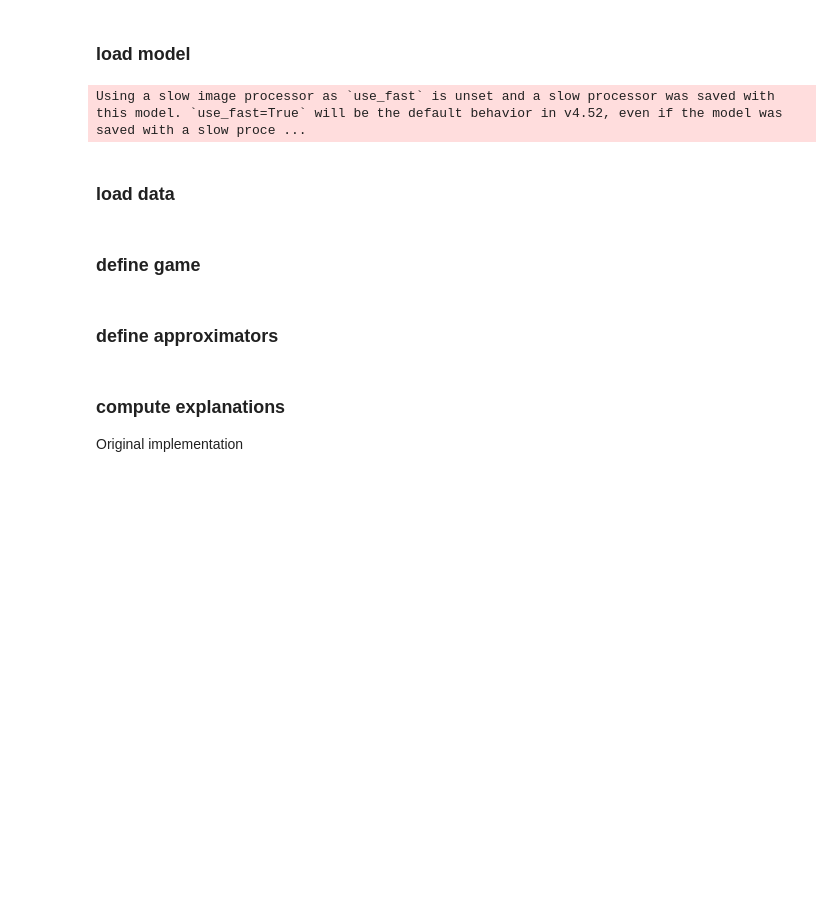
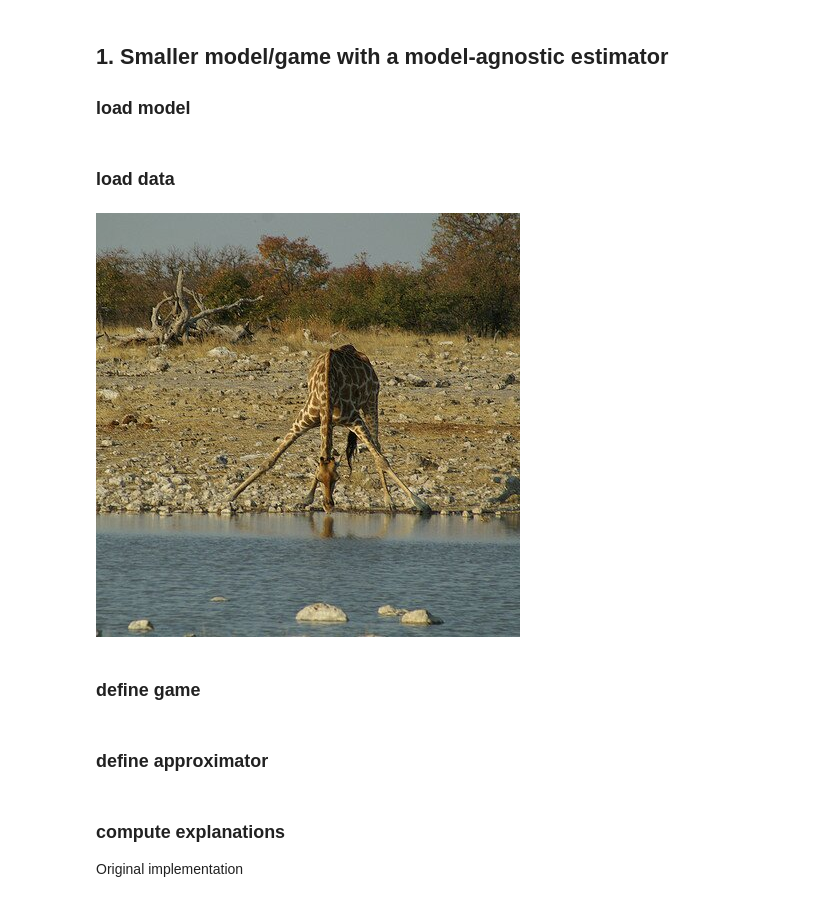
Before and after one commit to drobiu/fixlip, a Jupyter notebook: example_faster.ipynb, the cells around one changed output. Saved outputs shown, nothing was run; the diff lists cells and outputs as text; code cells hidden in the pictures; blank space fills up the shorter version.

```diff
--- a/example_faster.ipynb
+++ b/example_faster.ipynb
@@ -17,11 +27,12 @@ import shapiq
 import src
-# %% [markdown]
-### load model
+# %% [markdown]
+## 1. Smaller model/game with a model-agnostic estimator
+
+### load model
 # %%
-model = CLIPModel.from_pretrained("openai/clip-vit-base-patch32")
+torch.set_float32_matmul_precision("high")
+model = AutoModel.from_pretrained("google/siglip2-base-patch32-256")
 model.to('cuda')
-processor = CLIPProcessor.from_pretrained("openai/clip-vit-base-patch32")
+processor = AutoProcessor.from_pretrained("google/siglip2-base-patch32-256", use_fast=True)
-# %% [output]
-Using a slow image processor as `use_fast` is unset and a slow processor was saved with this model. `use_fast=True` will be the default behavior in v4.52, even if the model was saved with a slow proce ...
 # %% [markdown]
 ### load data
@@ -31,3 +39,9 @@ input_image = Image.open("assets/dog_and_hydrant.png")
+# %%
+input_text = "a giraffe drinking water from a river"
+input_image = Image.open("assets/giraffe_drinking.jpg")
+input_image
+# %% [output]
+[figure, added]
 # %% [markdown]
 ### define game
 # %%
@@ -41,5 +55,5 @@ game = src.game_huggingface.VisionLanguageGame(
 n_players_image = game.n_players_image
 n_players_text = game.n_players_text
 # %% [markdown]
-### define approximators
+### define approximator
 # %%
```
Also changed, not shown: parts of 43 cells of this notebook, 8 other files.
